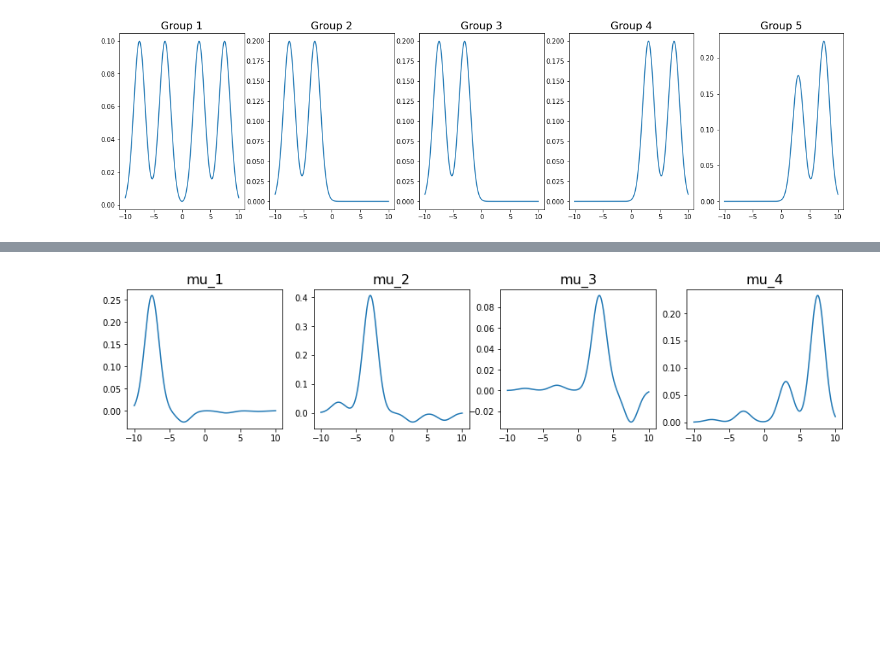
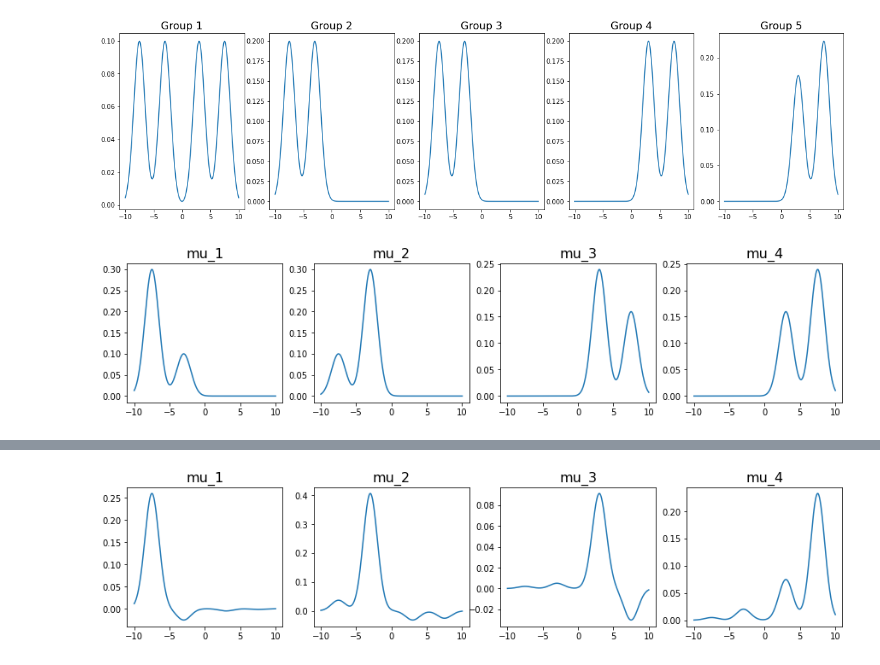
Before and after one commit to mberaha/nrmifactors, a Jupyter notebook: Test Postprocessing.ipynb, the cells around one changed output, grey strips where cells are left out. Drawn from its saved outputs; the diff is of its cells as text; code cells hidden in the pictures; blank space fills up the shorter version.

```diff
--- a/Test Postprocessing.ipynb
+++ b/Test Postprocessing.ipynb
@@ -96,14 +94,14 @@ plt.savefig("postprocess_test/data_dens.pdf", bbox_inches="tight")
 [figure]
 # %%
 fig, axes = plt.subplots(nrows=1, ncols=M.shape[0], figsize=(15,3))
-
-q = opt_x_pen[-1]
 
 for j in range(M.shape[0]):
     axes[j].plot(xgrid,  (M @ component_dens)[j, :])
     axes[j].set_title("mu_{0}".format(j+1), fontsize=16)
 
-plt.savefig("postprocess_test/orig_mu.pdf", bbox_inches="tight")
+# plt.savefig("postprocess_test/orig_mu.pdf", bbox_inches="tight")
+# %% [output]
+[figure, added]
 # %%
 def obj_func(x):
     curr_m = x @ M
```
Also changed, not shown: parts of 11 cells of this notebook, 5 other files.
